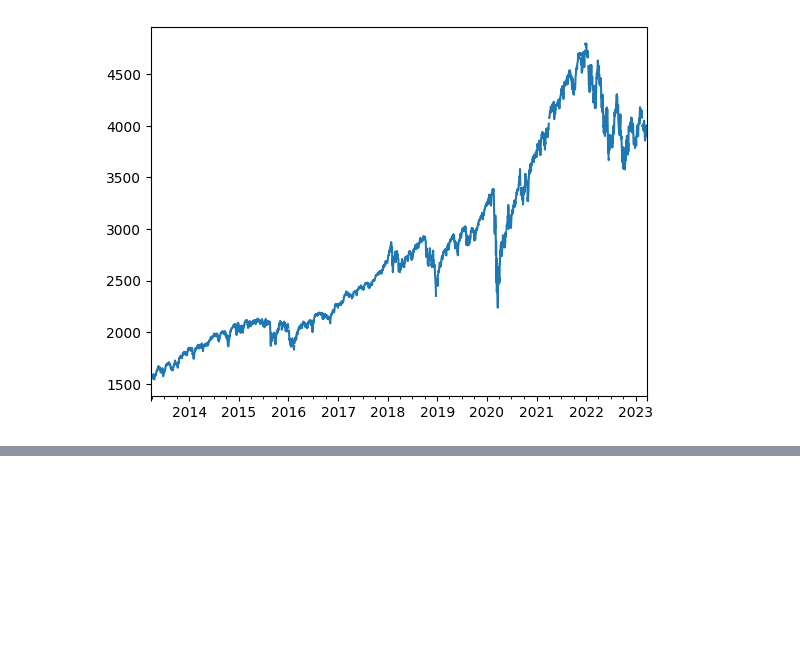
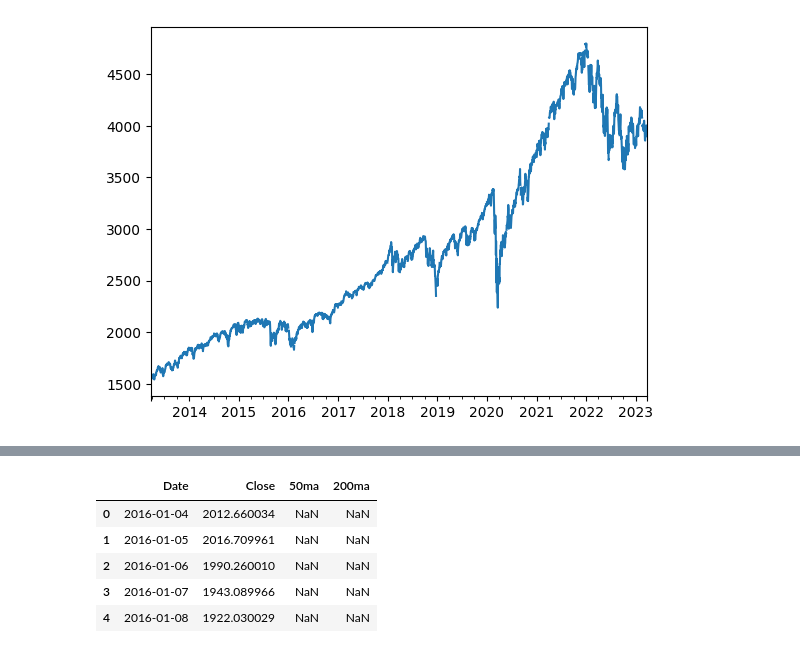
Before and after one commit to cneville/dash, a Jupyter notebook: scratchpad.ipynb, the cells around one changed output, grey strips where cells are left out. Saved outputs shown, nothing was run; the diff lists cells and outputs as text; code cells hidden in the pictures; blank space fills up the shorter version.

```diff
--- a/scratchpad.ipynb
+++ b/scratchpad.ipynb
@@ -27,0 +50,11 @@ data.plot()
+# %%
+df_spc.reset_index(inplace=True)
+df_spc = df_spc[['Date', 'Close', '50ma', '200ma']]
+df_spc.head()
+# %% [output]
+|  | Date | Close | 50ma | 200ma |
+| 0 | 2016-01-04 | 2012.660034 | NaN | NaN |
+| 1 | 2016-01-05 | 2016.709961 | NaN | NaN |
+| 2 | 2016-01-06 | 1990.260010 | NaN | NaN |
+| 3 | 2016-01-07 | 1943.089966 | NaN | NaN |
+| 4 | 2016-01-08 | 1922.030029 | NaN | NaN |
```
Also changed, not shown: parts of 5 cells of this notebook, 1 other file.
